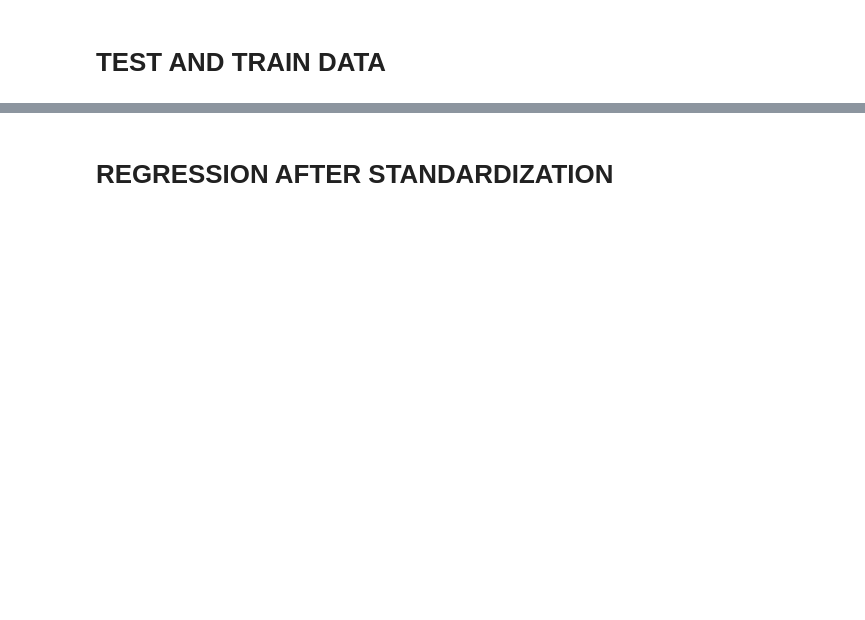
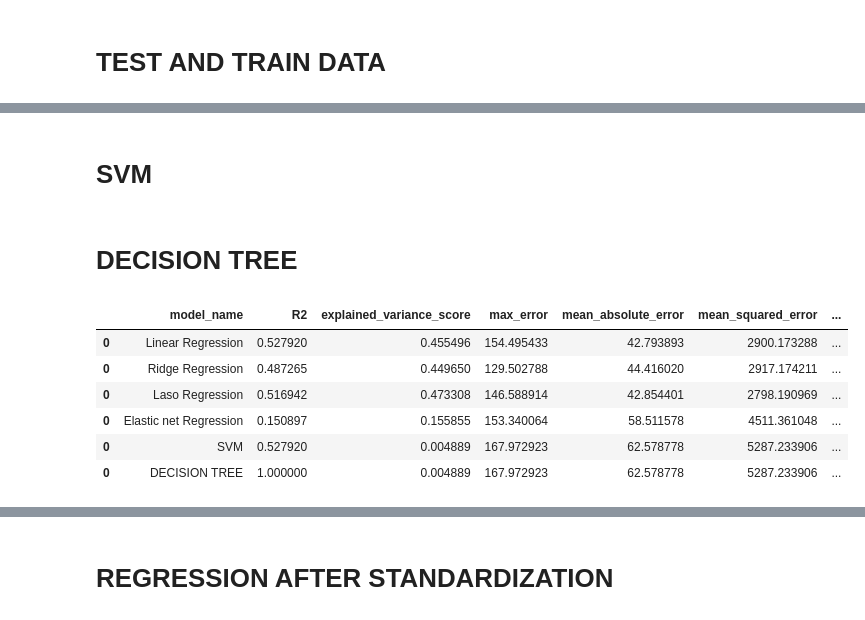
Before and after one commit to viswanath27/ml_models, a Jupyter notebook: regression/DIABETES_REGRESSION.ipynb, the cells around one changed output, grey strips where cells are left out. Saved outputs shown, nothing was run; the diff lists cells and outputs as text; code cells hidden in the pictures; blank space fills up the shorter version.

```diff
--- a/regression/DIABETES_REGRESSION.ipynb
+++ b/regression/DIABETES_REGRESSION.ipynb
@@ -103,0 +228,2 @@ y_pred = reg.predict(test_x)
+# %% [markdown]
+# SVM
@@ -104,3 +240,25 @@ y_pred = reg.predict(test_x)
+# %% [markdown]
+# DECISION TREE
+# %%
+from sklearn import tree
+clf = tree.DecisionTreeRegressor()
+clf = clf.fit(train_x, train_y)
+clf.predict(test_x)
+# call the metrics function
+mertics_function(test_y, y_pred,clf.score(train_x, train_y),"DECISION TREE",metrics_list,"Basic Ridge regression without any modification")
+
+# update the dataframe with the metrics
+metrics_pd = metrics_pd.append([metrics_list])
+# %%
+metrics_pd
+# %% [output]
+|  | model_name | R2 | explained_variance_score | max_error | mean_absolute_error | mean_squared_error | ... |
+| 0 | Linear Regression | 0.527920 | 0.455496 | 154.495433 | 42.793893 | 2900.173288 | ... |
+| 0 | Ridge Regression | 0.487265 | 0.449650 | 129.502788 | 44.416020 | 2917.174211 | ... |
+| 0 | Laso Regression | 0.516942 | 0.473308 | 146.588914 | 42.854401 | 2798.190969 | ... |
+| 0 | Elastic net Regression | 0.150897 | 0.155855 | 153.340064 | 58.511578 | 4511.361048 | ... |
+| 0 | SVM | 0.527920 | 0.004889 | 167.972923 | 62.578778 | 5287.233906 | ... |
+| 0 | DECISION TREE | 1.000000 | 0.004889 | 167.972923 | 62.578778 | 5287.233906 | ... |
 # %%
 test_y
 # %% [output]
```
Also changed, not shown: parts of 46 cells of this notebook, 3 other files.
